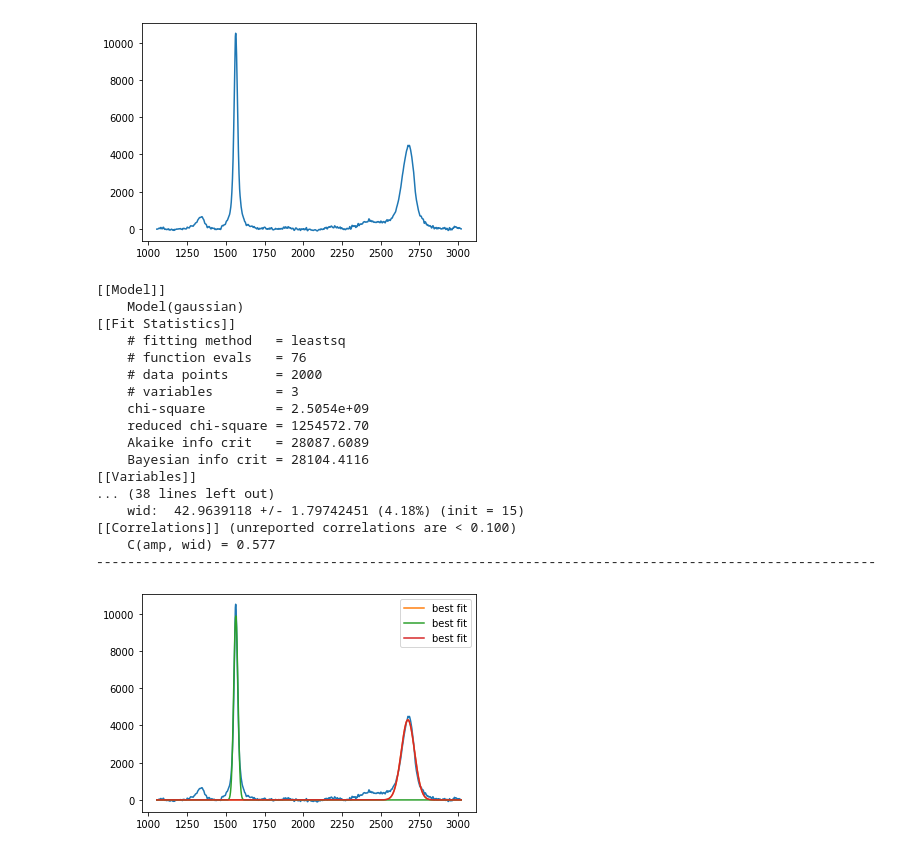
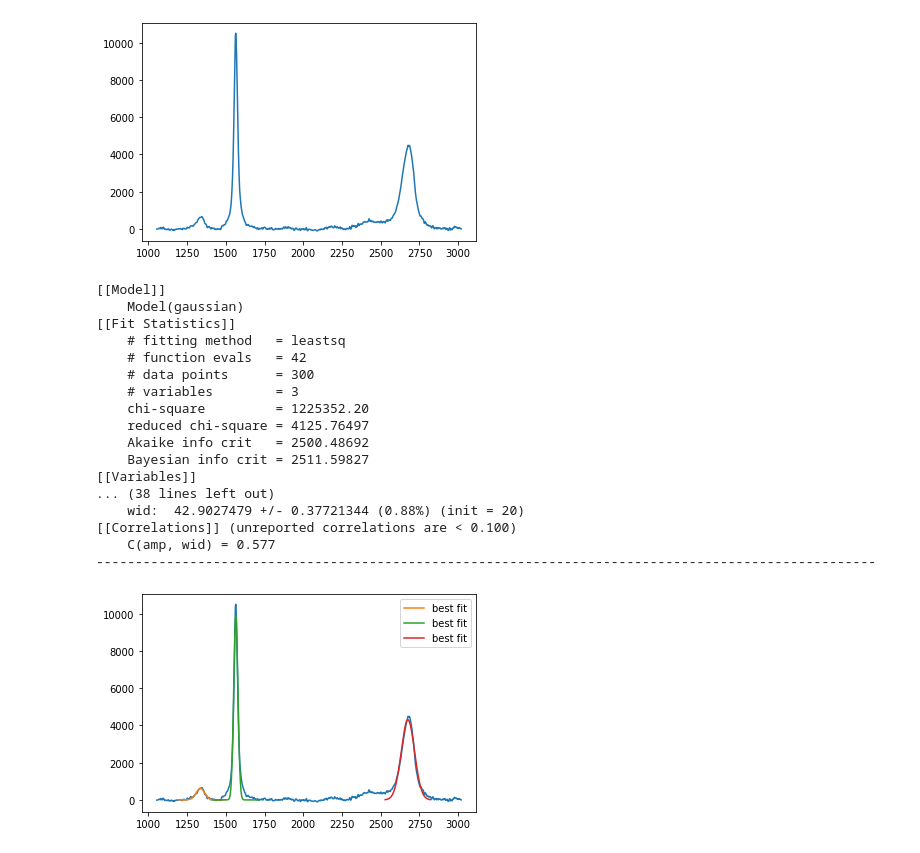
Before and after one commit to yuyangweng/Project, a Jupyter notebook: peak_fitting.ipynb, the cells around one changed output. Cells and saved outputs as stored; diff of their text form; code cells hidden in the pictures.

```diff
--- a/peak_fitting.ipynb
+++ b/peak_fitting.ipynb
@@ -56,37 +56,38 @@ plt.plot(df.raman_shift,df.intensity)
 def gaussian(x, amp, cen, wid):
     return (amp / (sqrt(2*pi) * wid)) * exp(-(x-cen)**2 / (2*wid**2))
 # %%
-x=df.raman_shift
-y=df.intensity
-
-peaks, _ = find_peaks(y, height=500,distance=150,width=20)
+peaks, _ = find_peaks(df.intensity, height=500,distance=150,width=20)
 gmodel = Model(gaussian)
-plt.plot(x, y)
+plt.plot(df.raman_shift, df.intensity)
 
 for peak in peaks:
-  result = gmodel.fit(y, x=x, amp=y[peak], cen=x[peak], wid=15)
+  range=150
+  x=df.raman_shift[peak-range:peak+range]
+  y=df.intensity[peak-range:peak+range]
+
+  result = gmodel.fit(y, x=x, amp=df.intensity[peak], cen=df.raman_shift[peak], wid=20)
+  print(result.fit_report())
   plt.plot(x, result.best_fit, '-', label='best fit')
-  print(result.fit_report())
   print('-'*100)
 
 plt.legend()
 plt.show()
 # %% [output]
 [[Model]]
     Model(gaussian)
 [[Fit Statistics]]
     # fitting method   = leastsq
-    # function evals   = 76
-    # data points      = 2000
+    # function evals   = 42
+    # data points      = 300
     # variables        = 3
-    chi-square         = 2.5054e+09
-    reduced chi-square = 1254572.70
-    Akaike info crit   = 28087.6089
-    Bayesian info crit = 28104.4116
+    chi-square         = 1225352.20
+    reduced chi-square = 4125.76497
+    Akaike info crit   = 2500.48692
+    Bayesian info crit = 2511.59827
 [[Variables]]
 ... (38 lines left out)
-    wid:  42.9639118 +/- 1.79742451 (4.18%) (init = 15)
+    wid:  42.9027479 +/- 0.37721344 (0.88%) (init = 20)
 [[Correlations]] (unreported correlations are < 0.100)
     C(amp, wid) = 0.577
 ----------------------------------------------------------------------------------------------------
-[figure, old version]
+[figure, new version]
```
